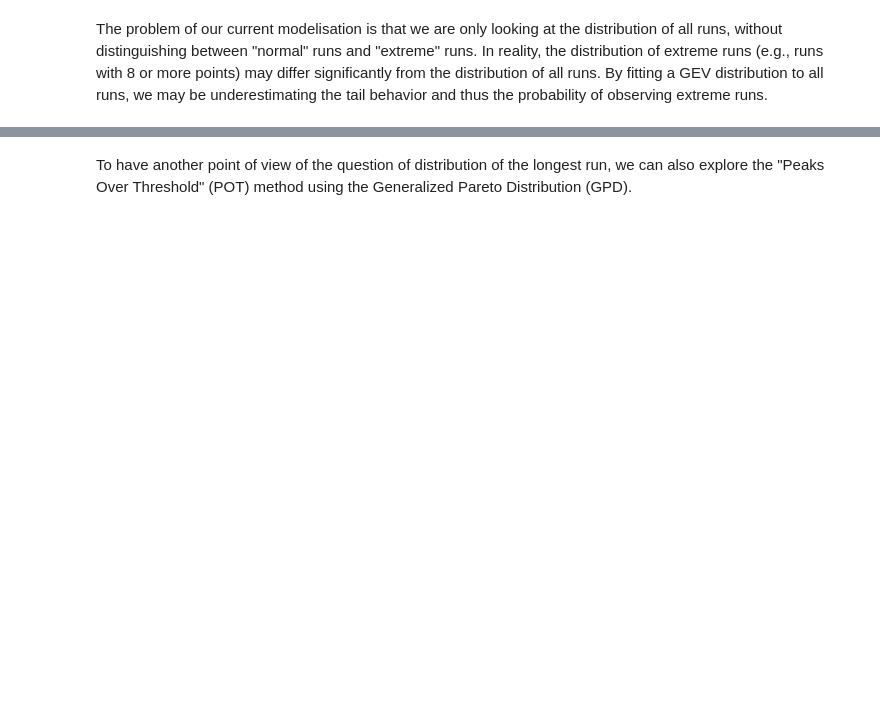
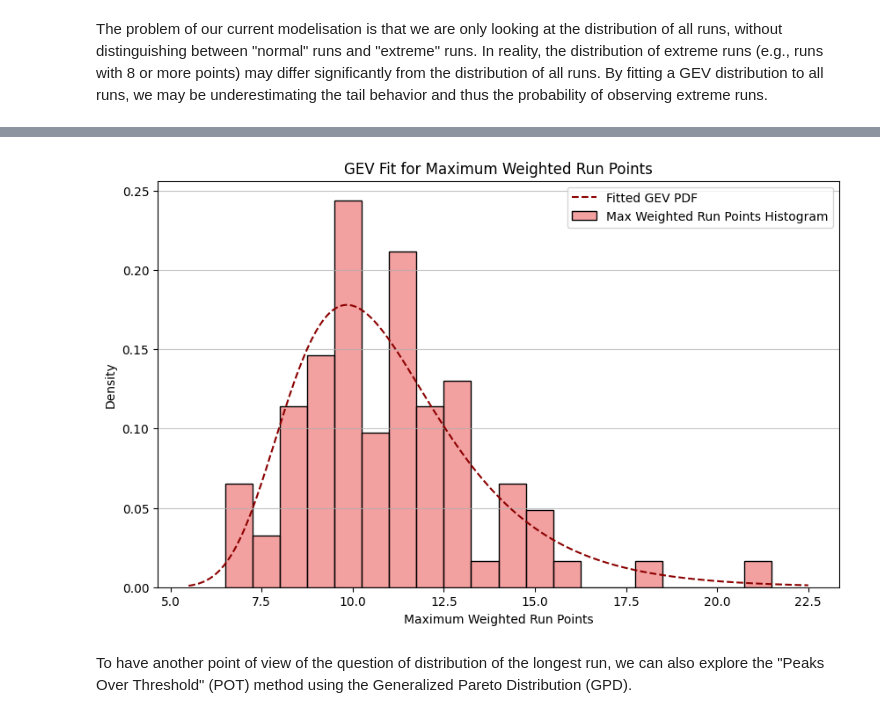
Before and after one commit to Lduvignacq/Analyse-statistique-du-momentum-dans-le-sport---Application-la-NBA, a Jupyter notebook: analyse_EVT.ipynb, the cells around one changed output, grey strips where cells are left out. Saved outputs shown, nothing was run; the diff lists cells and outputs as text; code cells hidden in the pictures; blank space fills up the shorter version.

```diff
--- a/analyse_EVT.ipynb
+++ b/analyse_EVT.ipynb
@@ -385,3 +616,20 @@ else:
+# %%
+plt.figure(figsize=(10, 6))
+sns.histplot(max_weighted_run_points, bins=20, kde=False, stat='density', color='lightcoral', label='Max Weighted Run Points Histogram')
+
+x_max_weighted = np.linspace(min(max_weighted_run_points) - 1, max(max_weighted_run_points) + 1, 1000)
+pdf_max_weighted = genextreme.pdf(x_max_weighted, c_max_weighted, loc=loc_max_weighted, scale=scale_max_weighted)
+
+plt.plot(x_max_weighted, pdf_max_weighted, color='darkred', linestyle='--', label='Fitted GEV PDF')
+
+plt.title('GEV Fit for Maximum Weighted Run Points')
+plt.xlabel('Maximum Weighted Run Points')
+plt.ylabel('Density')
+plt.legend()
+plt.grid(axis='y', alpha=0.75)
+plt.show()
+# %% [output]
+[figure, added]
 # %% [markdown]
 To have another point of view of the question of distribution of the longest run, we can also explore the "Peaks Over Threshold" (POT) method using the Generalized Pareto Distribution (GPD).
 # %%
```
Also changed, not shown: parts of 32 cells of this notebook.
